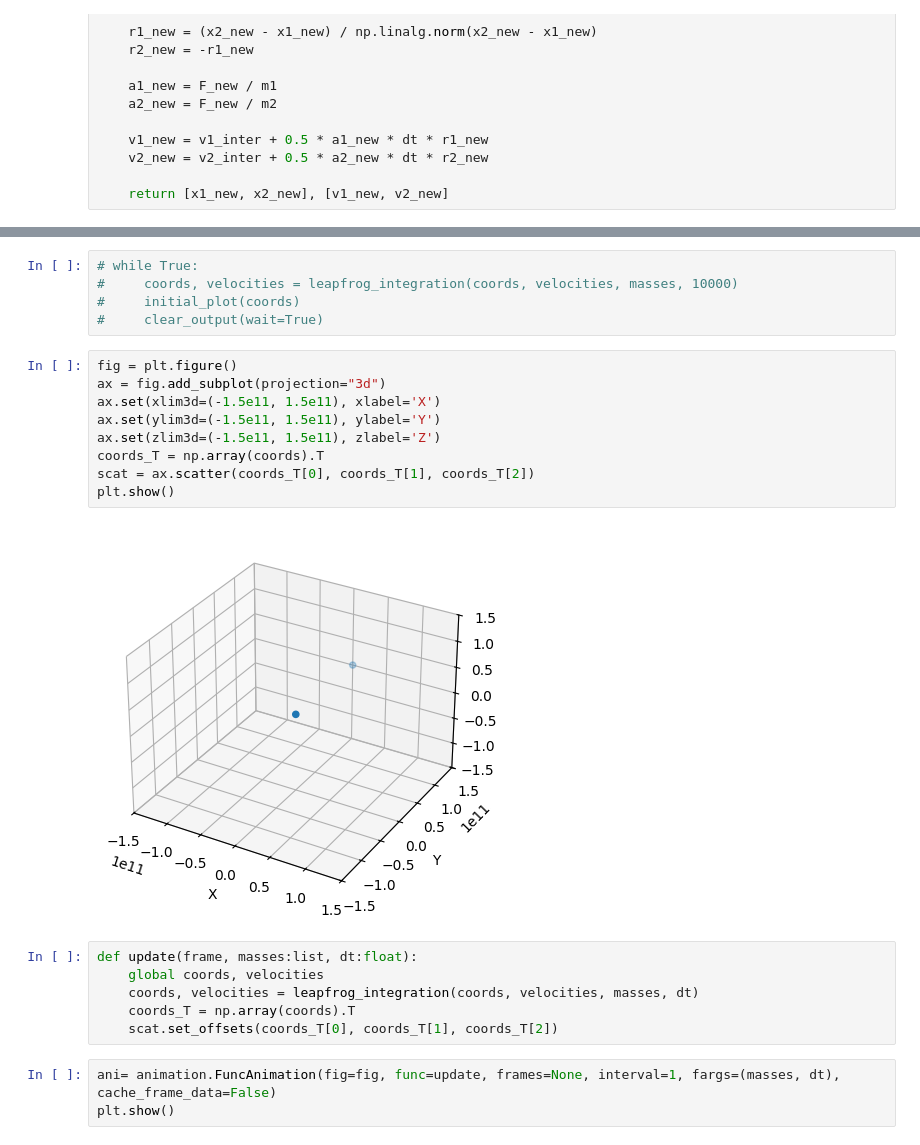
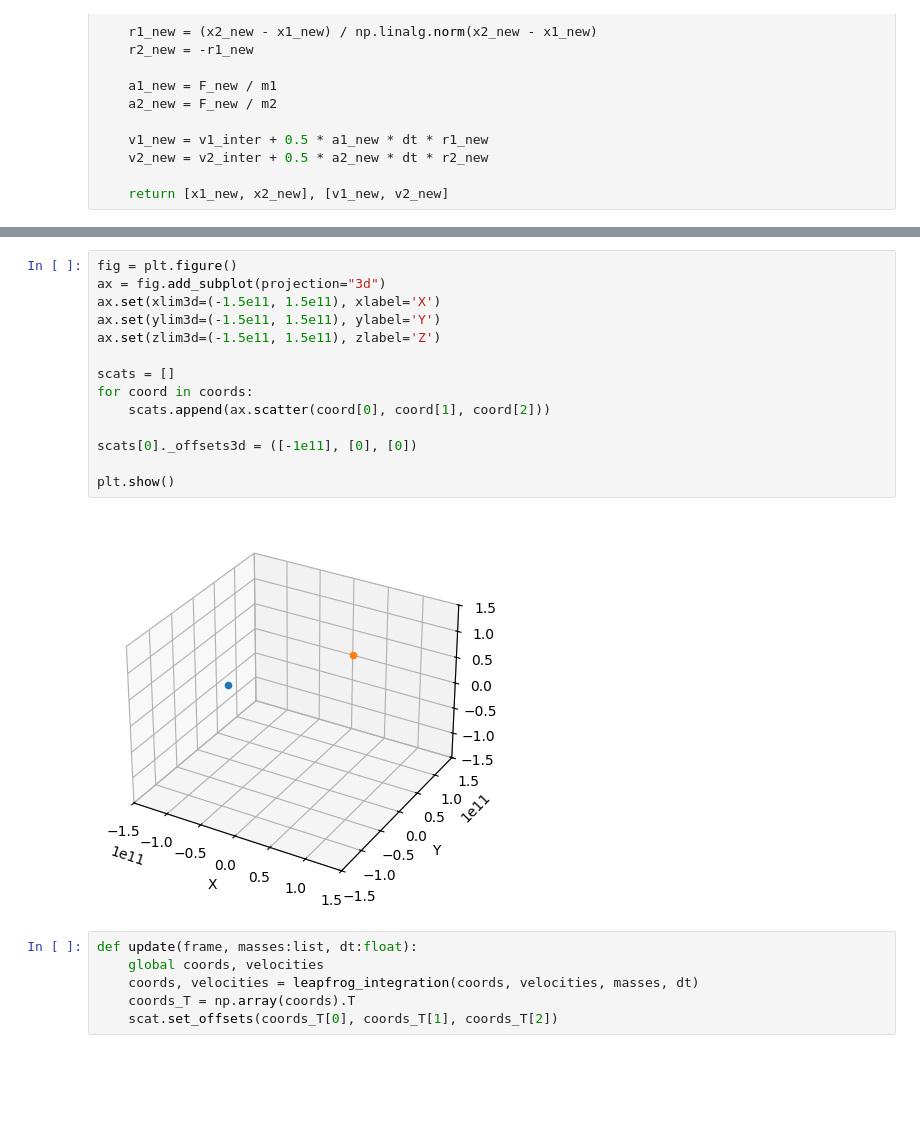
Before and after one commit to JonasKuch/gravity-simulator, a Jupyter notebook: main.ipynb, the cells around one changed output, grey strips where cells are left out. Saved outputs shown, nothing was run; the diff lists cells and outputs as text; blank space fills up the shorter version.

Commit message:
notebook: test mit listen von scatterplots erfolgreich

```diff
--- a/main.ipynb
+++ b/main.ipynb
@@ -76,25 +74,22 @@ initial_plot(coords)
-# %%
-# while True:
-#     coords, velocities = leapfrog_integration(coords, velocities, masses, 10000)
-#     initial_plot(coords)
-#     clear_output(wait=True)
 # %%
 fig = plt.figure()
 ax = fig.add_subplot(projection="3d")
 ax.set(xlim3d=(-1.5e11, 1.5e11), xlabel='X')
 ax.set(ylim3d=(-1.5e11, 1.5e11), ylabel='Y')
 ax.set(zlim3d=(-1.5e11, 1.5e11), zlabel='Z')
-coords_T = np.array(coords).T
-scat = ax.scatter(coords_T[0], coords_T[1], coords_T[2])
+
+scats = []
+for coord in coords:
+    scats.append(ax.scatter(coord[0], coord[1], coord[2]))
+
+scats[0]._offsets3d = ([-1e11], [0], [0])
+
 plt.show()
 # %% [output]
-[figure, old version]
+[figure, new version]
 # %%
 def update(frame, masses:list, dt:float):
     global coords, velocities
     coords, velocities = leapfrog_integration(coords, velocities, masses, dt)
     coords_T = np.array(coords).T
     scat.set_offsets(coords_T[0], coords_T[1], coords_T[2])
-# %%
-ani= animation.FuncAnimation(fig=fig, func=update, frames=None, interval=1, fargs=(masses, dt), cache_frame_data=False)
-plt.show()
```
Also changed, not shown: parts of 1 cell of this notebook, 2 other files.
